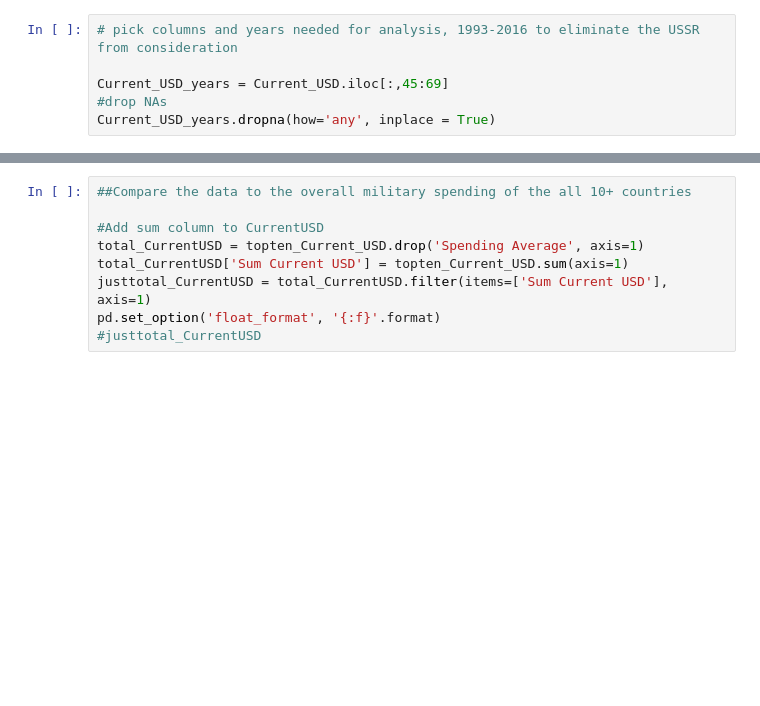
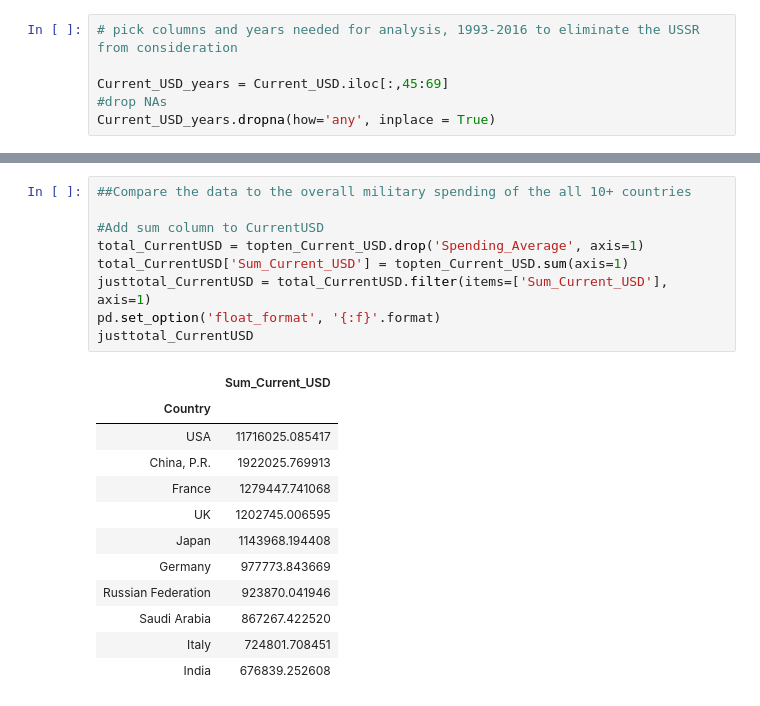
Before and after one commit to pjordan34/defense_spending, a Jupyter notebook: defense_spending_analysis.ipynb, the cells around one changed output, grey strips where cells are left out. Drawn from its saved outputs; the diff is of its cells as text; blank space fills up the shorter version.

```diff
--- a/defense_spending_analysis.ipynb
+++ b/defense_spending_analysis.ipynb
@@ -88,11 +87,24 @@ plt.show()
 # %%
 ##Compare the data to the overall military spending of the all 10+ countries
 
 #Add sum column to CurrentUSD
-total_CurrentUSD = topten_Current_USD.drop('Spending Average', axis=1)
-total_CurrentUSD['Sum Current USD'] = topten_Current_USD.sum(axis=1)
-justtotal_CurrentUSD = total_CurrentUSD.filter(items=['Sum Current USD'], axis=1)
+total_CurrentUSD = topten_Current_USD.drop('Spending_Average', axis=1)
+total_CurrentUSD['Sum_Current_USD'] = topten_Current_USD.sum(axis=1)
+justtotal_CurrentUSD = total_CurrentUSD.filter(items=['Sum_Current_USD'], axis=1)
 pd.set_option('float_format', '{:f}'.format)
-#justtotal_CurrentUSD
+justtotal_CurrentUSD
+# %% [output]
+|  | Sum_Current_USD |
+| Country |  |
+| USA | 11716025.085417 |
+| China, P.R. | 1922025.769913 |
+| France | 1279447.741068 |
+| UK | 1202745.006595 |
+| Japan | 1143968.194408 |
+| Germany | 977773.843669 |
+| Russian Federation | 923870.041946 |
+| Saudi Arabia | 867267.422520 |
+| Italy | 724801.708451 |
+| India | 676839.252608 |
 # %%
 #Let's visulize total spending as a pie chart
```
Also changed, not shown: parts of 11 cells of this notebook.
